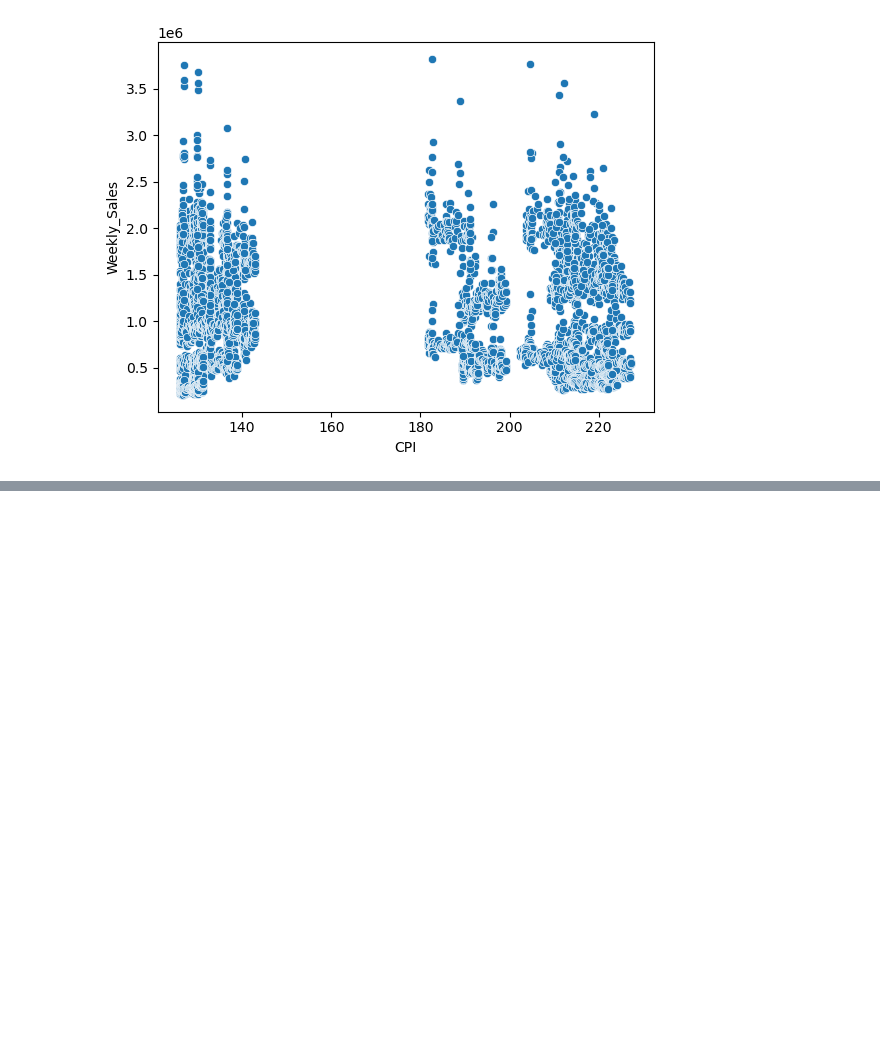
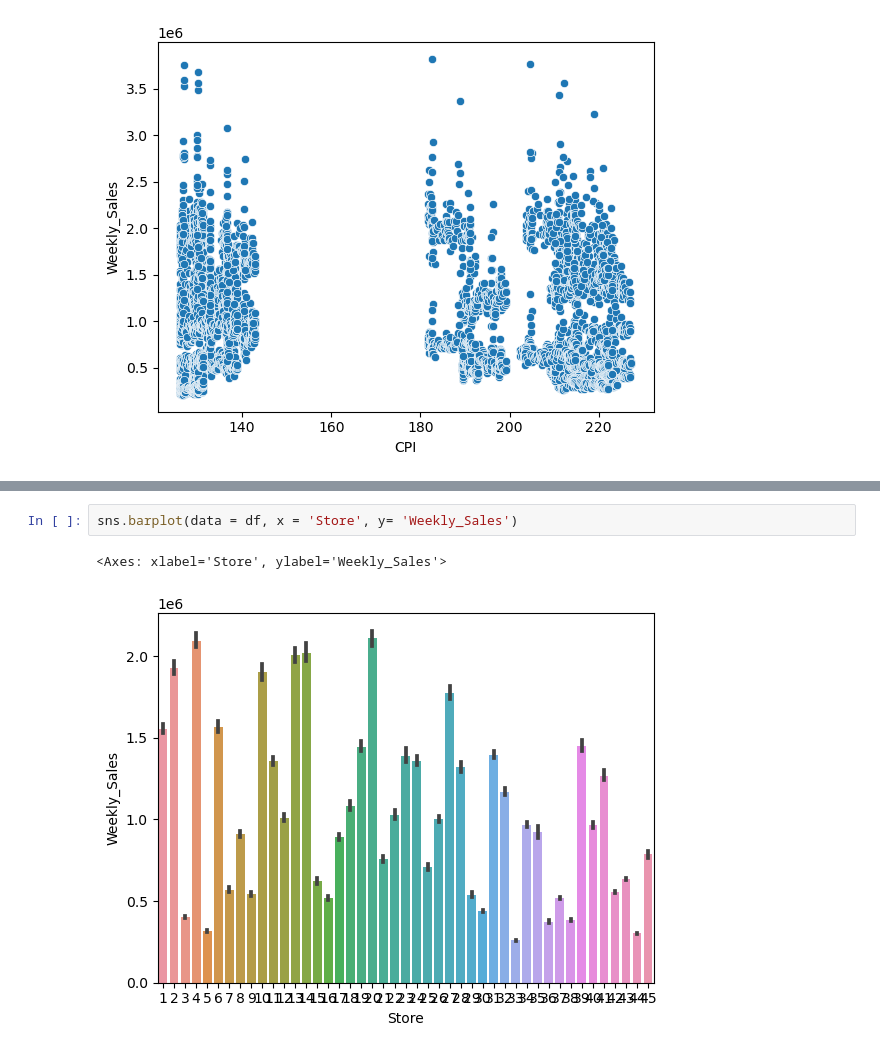
Before and after one commit to sanskrutibhole/Walmart_Sales-EDA-Practice, a Jupyter notebook: Walmart_Sales EDA.ipynb, the cells around one changed output, grey strips where cells are left out. Saved outputs shown, nothing was run; the diff lists cells and outputs as text; blank space fills up the shorter version.

```diff
--- a/Walmart_Sales EDA.ipynb
+++ b/Walmart_Sales EDA.ipynb
@@ -321,0 +483,5 @@ sns.scatterplot(x='CPI', y='Weekly_Sales', data=df)
+# %%
+sns.barplot(data = df, x = 'Store', y= 'Weekly_Sales')
+# %% [output]
+<Axes: xlabel='Store', ylabel='Weekly_Sales'>
+[figure, added]
```
Also changed, not shown: parts of 24 cells of this notebook.
